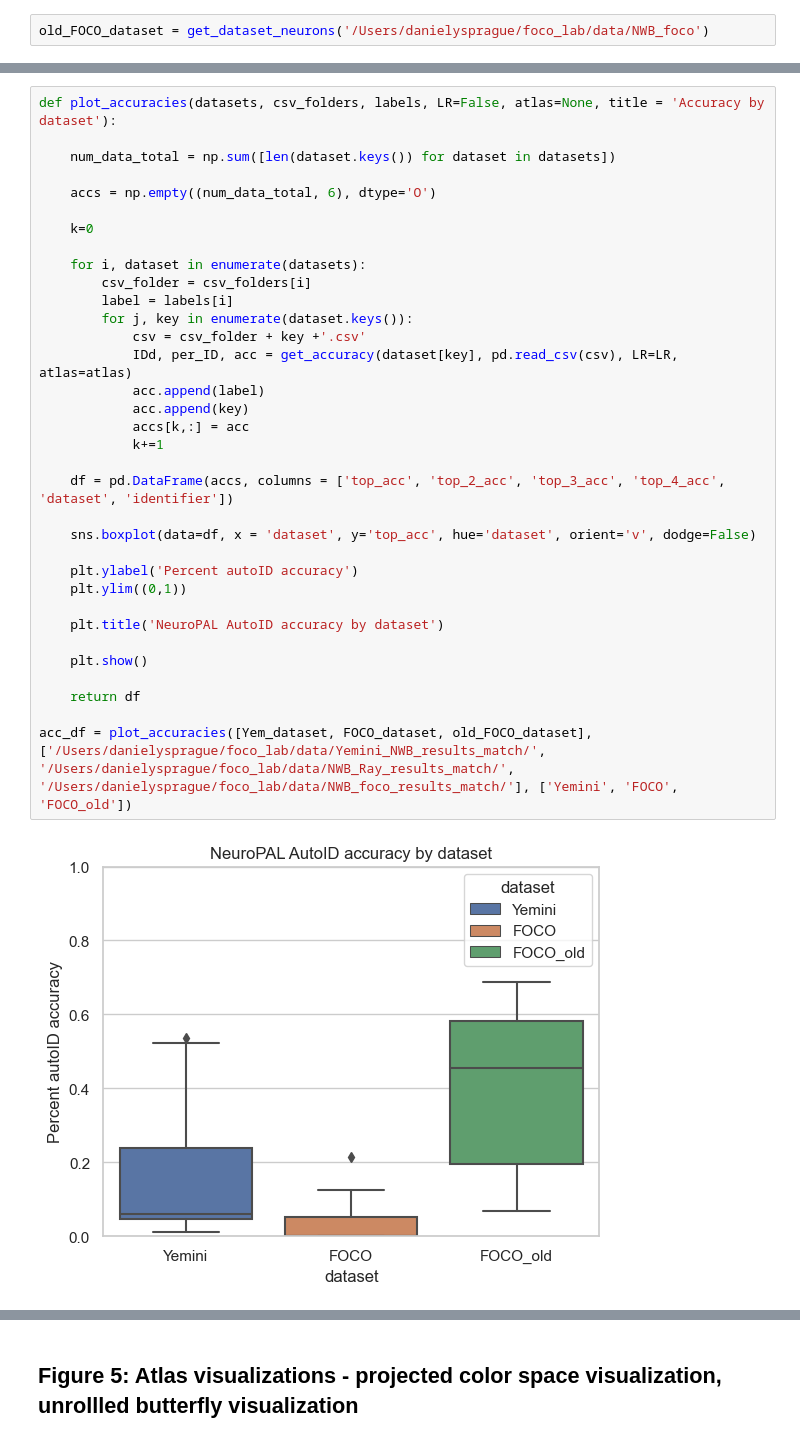
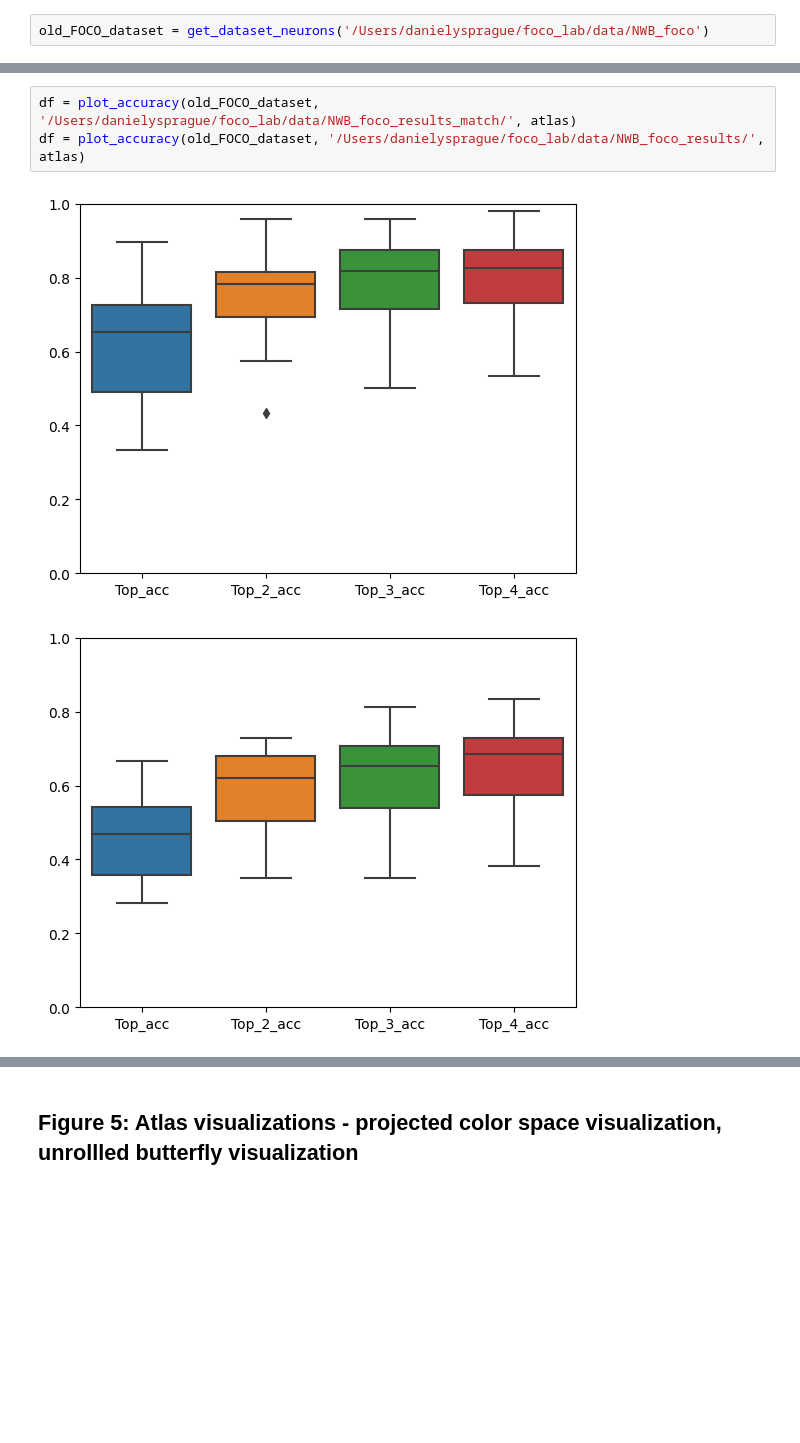
Before and after one commit to focolab/NWBelegans, a Jupyter notebook: Analysis/NWB_figures.ipynb, the cells around one changed output, grey strips where cells are left out. Saved outputs shown, nothing was run; the diff lists cells and outputs as text; blank space fills up the shorter version.

```diff
--- a/Analysis/NWB_figures.ipynb
+++ b/Analysis/NWB_figures.ipynb
@@ -791,36 +1457,6 @@ acc_df = plot_accuracies([Yem_dataset, FOCO_dataset, old_FOCO_dataset], ['/Users
-# %%
-def plot_accuracies(datasets, csv_folders, labels, LR=False, atlas=None, title = 'Accuracy by dataset'):
-
-    num_data_total = np.sum([len(dataset.keys()) for dataset in datasets])
-
-    accs = np.empty((num_data_total, 6), dtype='O')
-
-    k=0
-
-    for i, dataset in enumerate(datasets):
-        csv_folder = csv_folders[i]
-        label = labels[i]
-        for j, key in enumerate(dataset.keys()):
-            csv = csv_folder + key +'.csv'
-            IDd, per_ID, acc = get_accuracy(dataset[key], pd.read_csv(csv), LR=LR, atlas=atlas)
-            acc.append(label)
-            acc.append(key)
-            accs[k,:] = acc
-            k+=1
-
-    df = pd.DataFrame(accs, columns = ['top_acc', 'top_2_acc', 'top_3_acc', 'top_4_acc', 'dataset', 'identifier'])
-
-    sns.boxplot(data=df, x = 'dataset', y='top_acc', hue='dataset', orient='v', dodge=False)
-
-    plt.ylabel('Percent autoID accuracy')
-    plt.ylim((0,1))
-
-    plt.title('NeuroPAL AutoID accuracy by dataset')
-
-    plt.show()
-
-    return df
-
-acc_df = plot_accuracies([Yem_dataset, FOCO_dataset, old_FOCO_dataset], ['/Users/danielysprague/foco_lab/data/Yemini_NWB_results_match/', '/Users/danielysprague/foco_lab/data/NWB_Ray_results_match/', '/Users/danielysprague/foco_lab/data/NWB_foco_results_match/'], ['Yemini', 'FOCO', 'FOCO_old'])
-# %% [output]
-[figure, removed]
+# %%
+df = plot_accuracy(old_FOCO_dataset, '/Users/danielysprague/foco_lab/data/NWB_foco_results_match/', atlas)
+df = plot_accuracy(old_FOCO_dataset, '/Users/danielysprague/foco_lab/data/NWB_foco_results/', atlas)
+# %% [output]
+[figure, added]
+[figure, added]
```
Also changed, not shown: parts of 76 cells of this notebook, 6 other files.
